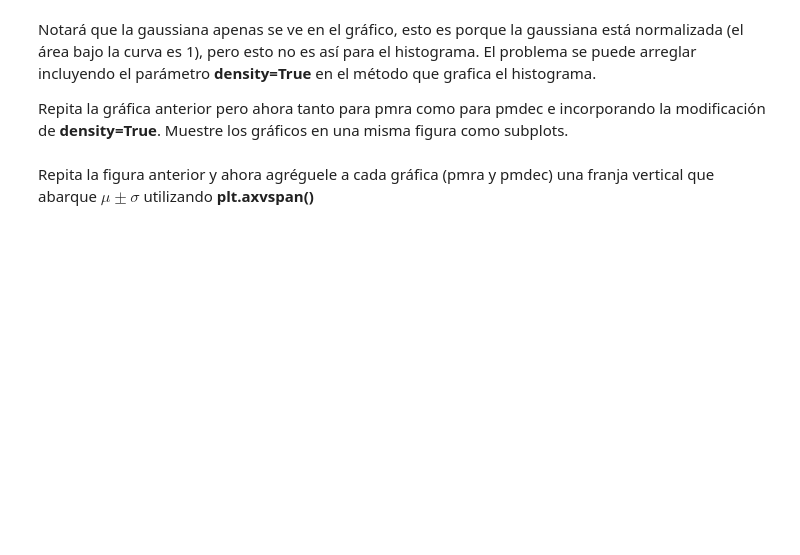
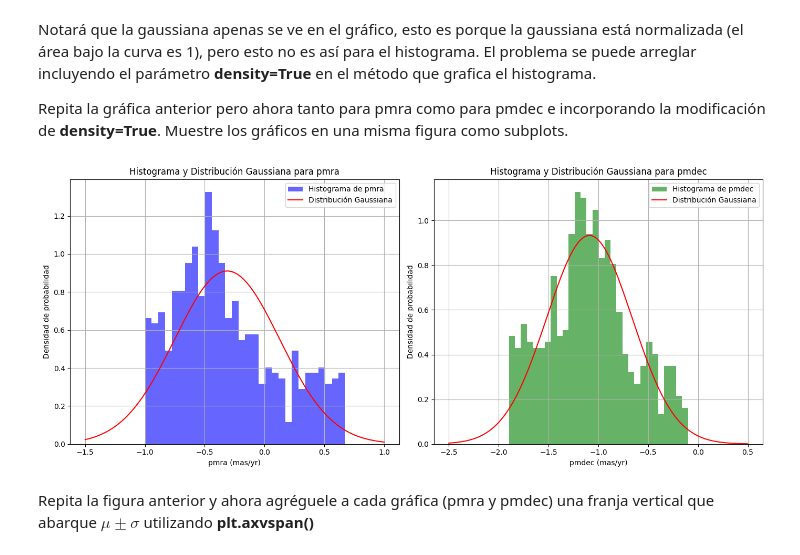
Before and after one commit to conichito/Tarea-2, a Jupyter notebook: Tarea2.ipynb, the cells around one changed output. Saved outputs shown, nothing was run; the diff lists cells and outputs as text; code cells hidden in the pictures; blank space fills up the shorter version.

```diff
--- a/Tarea2.ipynb
+++ b/Tarea2.ipynb
@@ -142,5 +220,34 @@ Grafique con matplotlib un hitograma (busque qué método de matplotlib sirve) d
 Notará que la gaussiana apenas se ve en el gráfico, esto es porque la gaussiana está normalizada (el área bajo la curva es 1), pero esto no es así para el histograma. El problema se puede arreglar incluyendo el parámetro **density=True** en el método que grafica el histograma.
 
 Repita la gráfica anterior pero ahora tanto para pmra como para pmdec e incorporando la modificación de **density=True**. Muestre los gráficos en una misma figura como subplots.
+# %%
+# Configuramos la figura para dos subplots
+plt.figure(figsize=(14, 6))
+
+# Histograma y distribución gaussiana para pmra
+plt.subplot(1, 2, 1)
+plt.hist(pmra, bins=30, density=True, alpha=0.6, color='blue', label='Histograma de pmra')
+plt.plot(x_pmra, f_pmra, color='red', label='Distribución Gaussiana')
+plt.xlabel('pmra (mas/yr)')
+plt.ylabel('Densidad de probabilidad')
+plt.title('Histograma y Distribución Gaussiana para pmra')
+plt.legend()
+plt.grid(True)
+
+# Histograma y distribución gaussiana para pmdec
+plt.subplot(1, 2, 2)
+plt.hist(pmdec, bins=30, density=True, alpha=0.6, color='green', label='Histograma de pmdec')
+plt.plot(x_pmdec, f_pmdec, color='red', label='Distribución Gaussiana')
+plt.xlabel('pmdec (mas/yr)')
+plt.ylabel('Densidad de probabilidad')
+plt.title('Histograma y Distribución Gaussiana para pmdec')
+plt.legend()
+plt.grid(True)
+
+# Mostramos los graficos
+plt.tight_layout()
+plt.show()
+# %% [output]
+[figure, added]
 # %% [markdown]
 Repita la figura anterior y ahora agréguele a cada gráfica (pmra y pmdec) una franja vertical que abarque $\mu \pm \sigma$ utilizando **plt.axvspan()**
```
Also changed, not shown: parts of 24 cells of this notebook.
